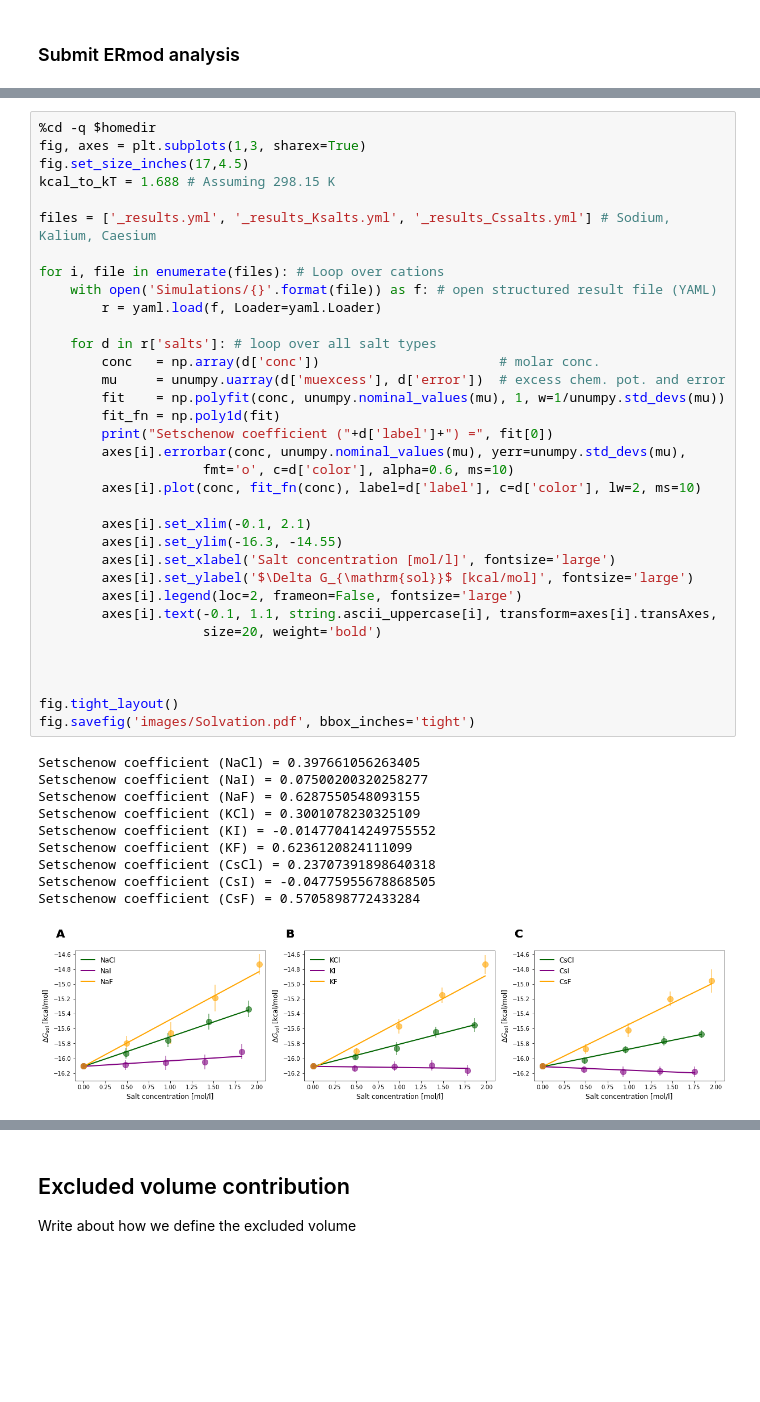
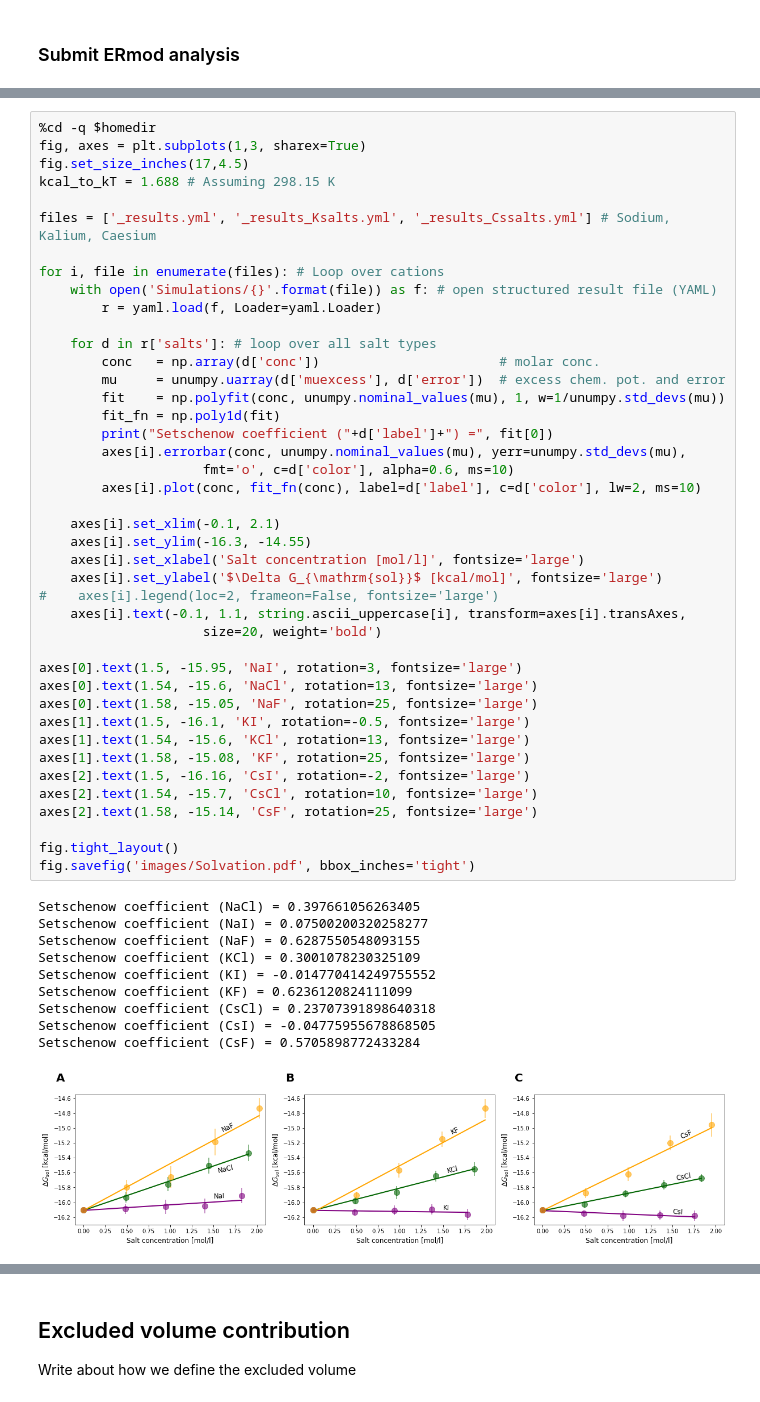
Before and after one commit to SHervoe-Hansen/Caffeine_solubility, a Jupyter notebook: Caffeine_solubility.ipynb, the cells around one changed output, grey strips where cells are left out. Saved outputs shown, nothing was run; the diff lists cells and outputs as text; blank space fills up the shorter version.

```diff
--- a/Caffeine_solubility.ipynb
+++ b/Caffeine_solubility.ipynb
@@ -691,38 +547,46 @@ files = ['_results.yml', '_results_Ksalts.yml', '_results_Cssalts.yml'] # Sodium
 
 for i, file in enumerate(files): # Loop over cations
     with open('Simulations/{}'.format(file)) as f: # open structured result file (YAML)
         r = yaml.load(f, Loader=yaml.Loader)
 
     for d in r['salts']: # loop over all salt types
         conc   = np.array(d['conc'])                       # molar conc.
         mu     = unumpy.uarray(d['muexcess'], d['error'])  # excess chem. pot. and error
         fit    = np.polyfit(conc, unumpy.nominal_values(mu), 1, w=1/unumpy.std_devs(mu))
         fit_fn = np.poly1d(fit)
         print("Setschenow coefficient ("+d['label']+") =", fit[0])
         axes[i].errorbar(conc, unumpy.nominal_values(mu), yerr=unumpy.std_devs(mu),
                      fmt='o', c=d['color'], alpha=0.6, ms=10)
         axes[i].plot(conc, fit_fn(conc), label=d['label'], c=d['color'], lw=2, ms=10)
 
-        axes[i].set_xlim(-0.1, 2.1)
-        axes[i].set_ylim(-16.3, -14.55)
-        axes[i].set_xlabel('Salt concentration [mol/l]', fontsize='large')
-        axes[i].set_ylabel('$\Delta G_{\mathrm{sol}}$ [kcal/mol]', fontsize='large')
-        axes[i].legend(loc=2, frameon=False, fontsize='large')
-        axes[i].text(-0.1, 1.1, string.ascii_uppercase[i], transform=axes[i].transAxes,
+    axes[i].set_xlim(-0.1, 2.1)
+    axes[i].set_ylim(-16.3, -14.55)
+    axes[i].set_xlabel('Salt concentration [mol/l]', fontsize='large')
+    axes[i].set_ylabel('$\Delta G_{\mathrm{sol}}$ [kcal/mol]', fontsize='large')
+#    axes[i].legend(loc=2, frameon=False, fontsize='large')
+    axes[i].text(-0.1, 1.1, string.ascii_uppercase[i], transform=axes[i].transAxes,
                      size=20, weight='bold')
 
-
+axes[0].text(1.5, -15.95, 'NaI', rotation=3, fontsize='large')
+axes[0].text(1.54, -15.6, 'NaCl', rotation=13, fontsize='large')
+axes[0].text(1.58, -15.05, 'NaF', rotation=25, fontsize='large')
+axes[1].text(1.5, -16.1, 'KI', rotation=-0.5, fontsize='large')
+axes[1].text(1.54, -15.6, 'KCl', rotation=13, fontsize='large')
+axes[1].text(1.58, -15.08, 'KF', rotation=25, fontsize='large')
+axes[2].text(1.5, -16.16, 'CsI', rotation=-2, fontsize='large')
+axes[2].text(1.54, -15.7, 'CsCl', rotation=10, fontsize='large')
+axes[2].text(1.58, -15.14, 'CsF', rotation=25, fontsize='large')
 
 fig.tight_layout()
 fig.savefig('images/Solvation.pdf', bbox_inches='tight')
 # %% [output]
 Setschenow coefficient (NaCl) = 0.397661056263405
 Setschenow coefficient (NaI) = 0.07500200320258277
 Setschenow coefficient (NaF) = 0.6287550548093155
 Setschenow coefficient (KCl) = 0.3001078230325109
 Setschenow coefficient (KI) = -0.014770414249755552
 Setschenow coefficient (KF) = 0.6236120824111099
 Setschenow coefficient (CsCl) = 0.23707391898640318
 Setschenow coefficient (CsI) = -0.04775955678868505
 Setschenow coefficient (CsF) = 0.5705898772433284
-[figure, old version]
+[figure, new version]
```
Also changed, not shown: parts of 43 cells of this notebook.
